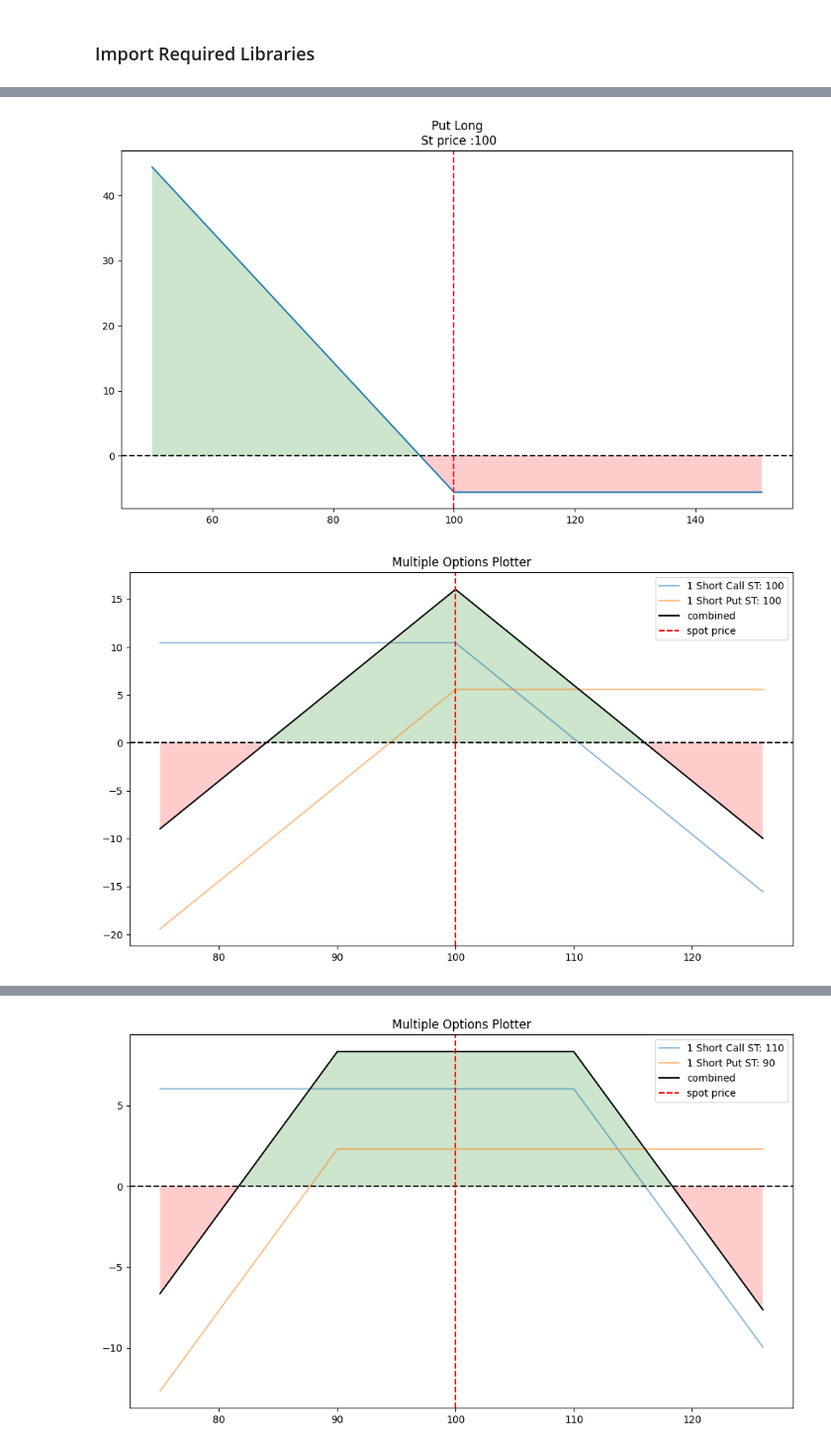
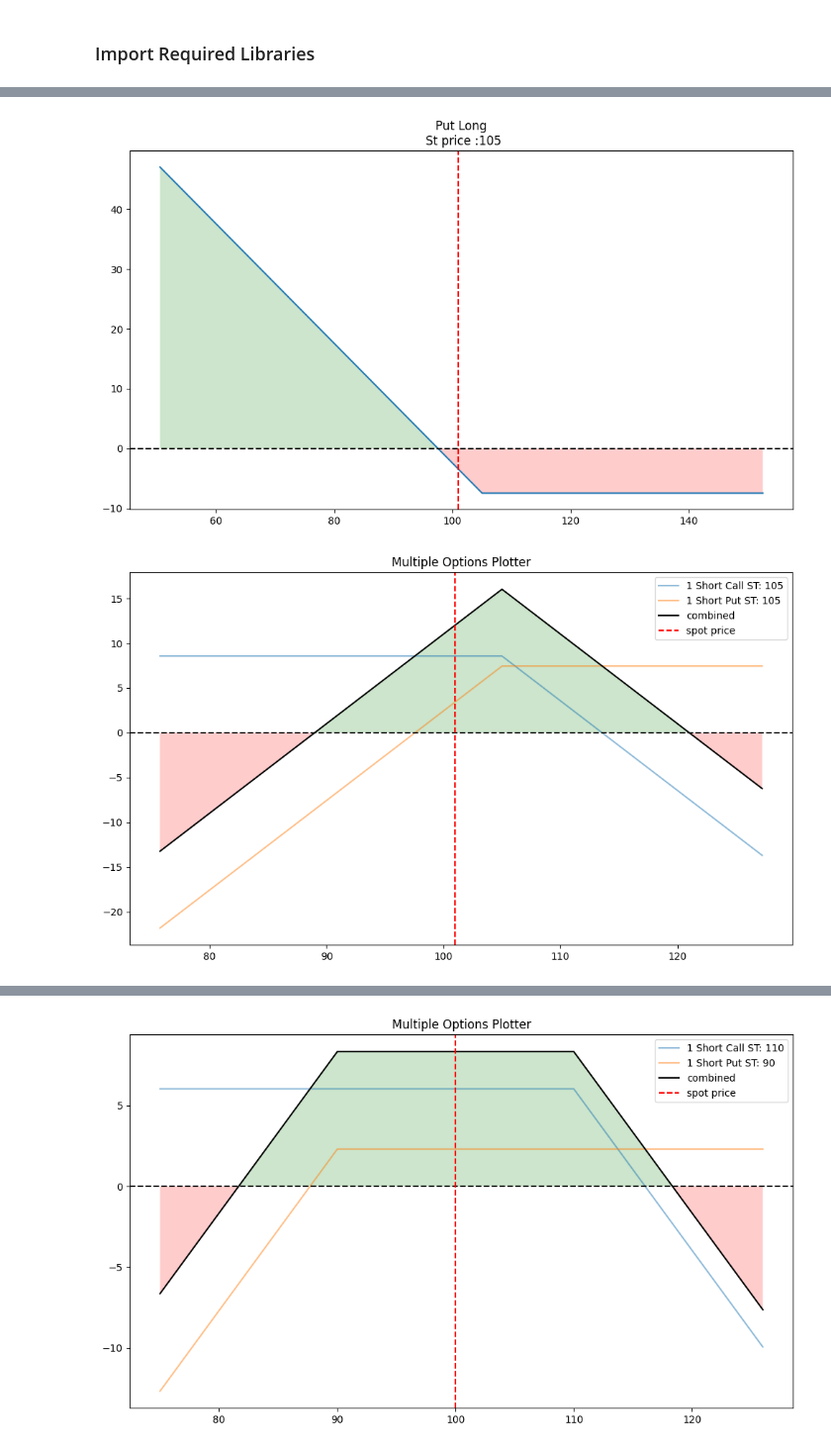
Before and after one commit to calebfowowe/python_wrks, a Jupyter notebook: Black_Scholes.ipynb, the cells around one changed output, grey strips where cells are left out. Shown: that part at 99% size. Cells and saved outputs as stored; diff of their text form; code cells hidden in the pictures.

Commit message:
updated BS European option pricing model

```diff
--- a/Black_Scholes.ipynb
+++ b/Black_Scholes.ipynb
@@ -100,7 +101,7 @@ class BS:
         self.volatility = volatility # Volatility
 
         # Utility
-        self._a_ = self.volatility * self.dte**0.5
+        self._a_ = self.volatility * np.sqrt(self.dte)
 
         # if self.strike == 0:
         #     raise ZeroDivisionError('The strike price cannot be zero')
@@ -122,7 +123,8 @@ class BS:
         self.gamma = self._gamma
 
     def __repr__(self):
-        return f"Black_Scholes_Object(spot:{self.spot}, strike:{self.strike}, rate:{self.rate}, days_to_expiration(in_years):{self.dte}, volatility:{self.volatility} )"
+        return (f"Black_Scholes_Object(spot:{self.spot}, strike:{self.strike}, rate:{self.rate}, "
+                f"days_to_expiration(in_years):{self.dte}, volatility:{self.volatility} )")
 
 
     # Option Price
@@ -165,7 +167,7 @@ class BS:
         if self.volatility == 0 or self.dte == 0:
             return 0.0
         else:
-            return self.spot * norm.pdf(self._d1_) * self.dte**0.5 / 100
+            return self.spot * norm.pdf(self._d1_) * np.sqrt(self.dte) / 100
 
 
     # Option Theta
@@ -193,6 +195,8 @@ class BS:
         pass
 # %%
 # Initialize option
-option = BS(100,100,0.05,1,0.20)
-option
+optionA = BS(101,105,0.05,1,0.20)
+optionB = BS(100,100,0.05,1,0.20)
+print(optionA)
+print(optionB)
 # %% [output]
@@ -226,28 +236,28 @@ op.single_plotter(
 # Plot long put option payoff
 op.single_plotter(
     op_type='p',
-    spot=option.spot,
+    spot=optionA.spot,
     spot_range=50,
-    strike=option.strike,
+    strike=optionA.strike,
     tr_type='b',
-    op_pr=option.putPrice
+    op_pr=optionA.putPrice
 )
 # %% [output]
-[figure, old version]
+[figure, new version]
 # %%
 # Short Straddle
-op_1 = {'op_type': 'c', 'strike':option.strike, 'tr_type': 's', 'op_pr': option.callPrice}
-op_2 = {'op_type': 'p', 'strike':option.strike, 'tr_type': 's', 'op_pr': option.putPrice}
+op_1 = {'op_type': 'c', 'strike':optionA.strike, 'tr_type': 's', 'op_pr': optionA.callPrice}
+op_2 = {'op_type': 'p', 'strike':optionA.strike, 'tr_type': 's', 'op_pr': optionA.putPrice}
 
 # long Straddle
-op_3 = {'op_type': 'c', 'strike':option.strike, 'tr_type': 'b', 'op_pr': option.callPrice}
-op_4 = {'op_type': 'p', 'strike':option.strike, 'tr_type': 'b', 'op_pr': option.putPrice}
+op_3 = {'op_type': 'c', 'strike':optionA.strike, 'tr_type': 'b', 'op_pr': optionA.callPrice}
+op_4 = {'op_type': 'p', 'strike':optionA.strike, 'tr_type': 'b', 'op_pr': optionA.putPrice}
 # %%
 # short straddle plot
 op_list = [op_1, op_2]
-op.multi_plotter(spot=option.spot, spot_range=25, op_list=op_list)
+op.multi_plotter(spot=optionA.spot, spot_range=25, op_list=op_list)
 # %% [output]
-[figure, old version]
+[figure, new version]
 # %%
 # long straddle plot
 op_list2 = [op_3, op_4]
```
Also changed, not shown: parts of 24 cells of this notebook.
